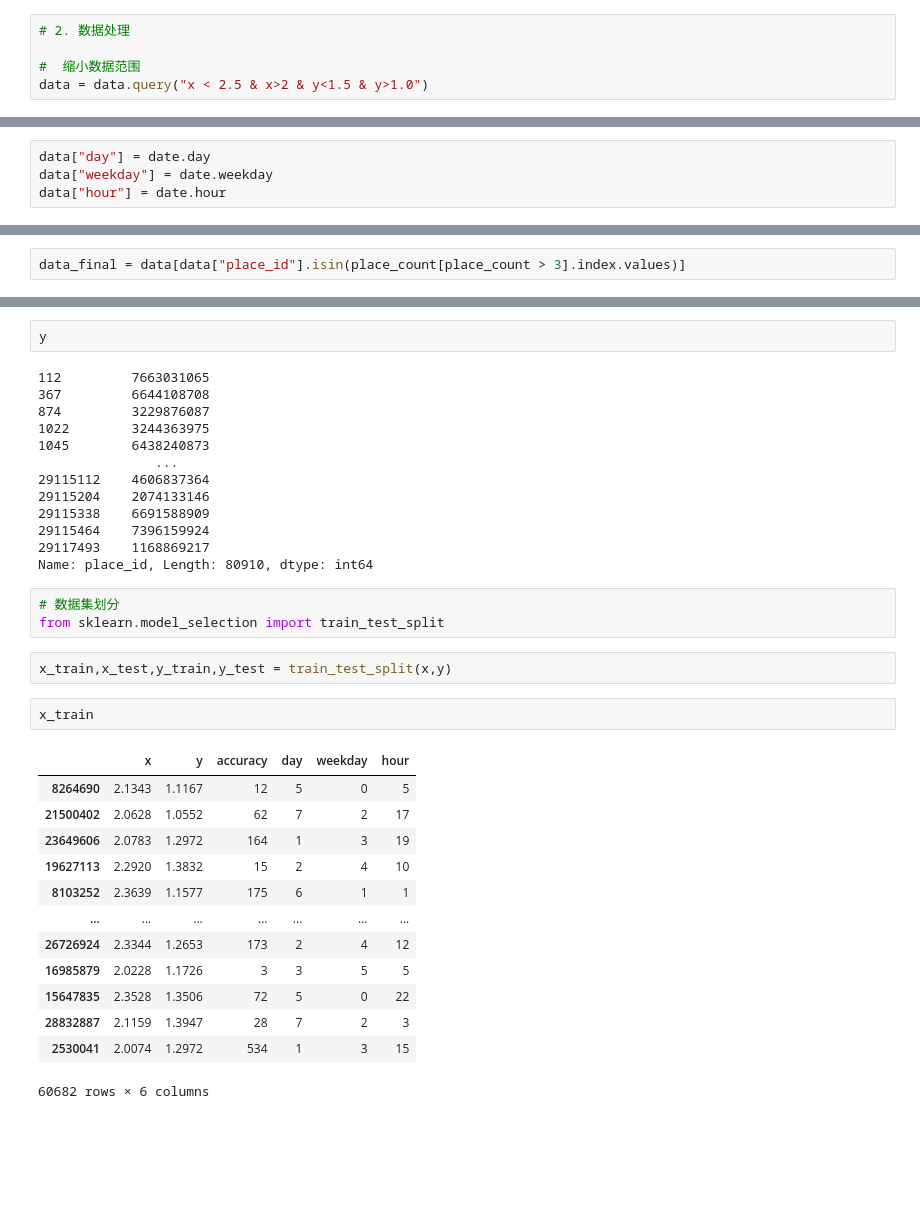
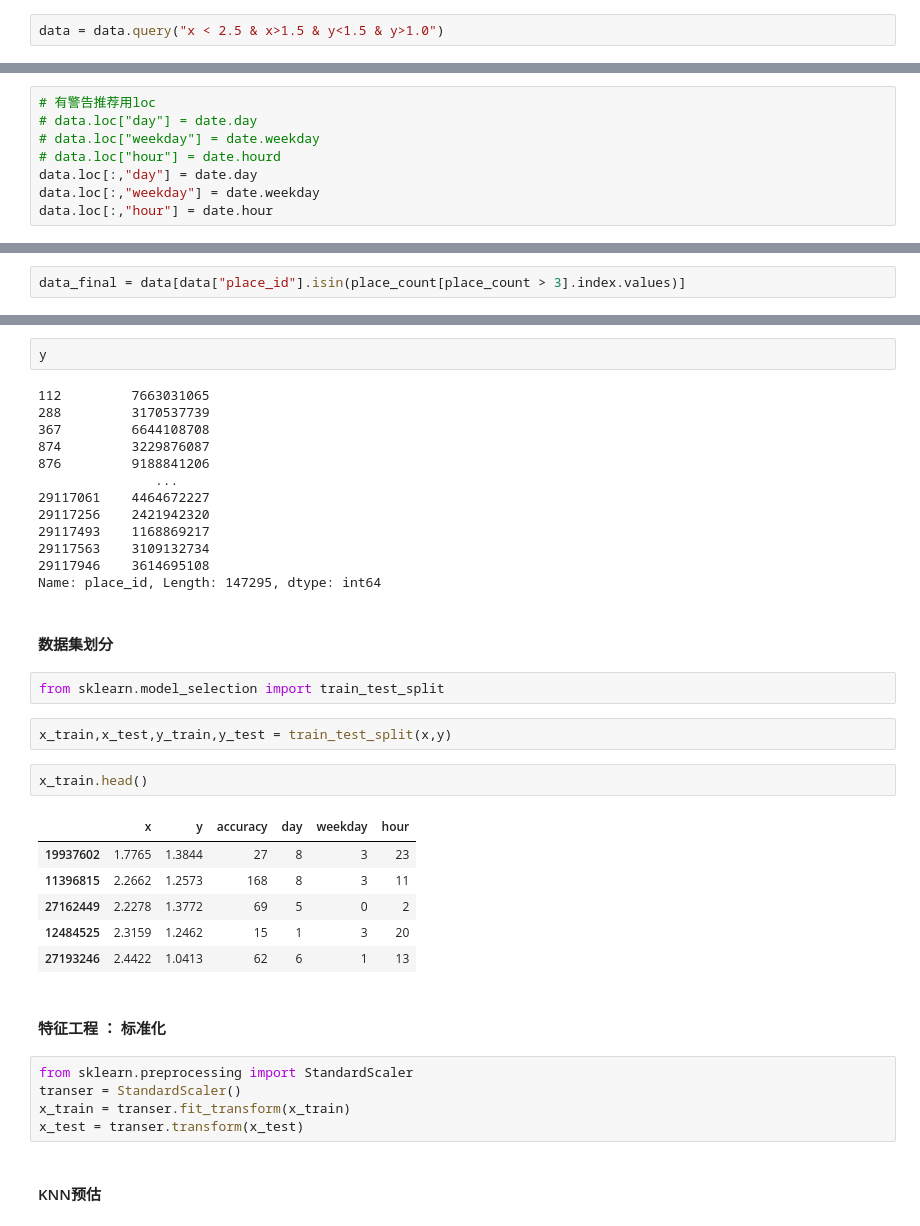
Before and after one commit to cxy20219/jupyter-notes, a Jupyter notebook: 机器学习/机器学习黑马/day02_FaceBook案列.ipynb, the cells around one changed output, grey strips where cells are left out. Cells and saved outputs as stored; diff of their text form; blank space fills up the shorter version.

```diff
--- a/机器学习/机器学习黑马/day02_FaceBook案列.ipynb
+++ b/机器学习/机器学习黑马/day02_FaceBook案列.ipynb
@@ -22,8 +31,5 @@ data
 # %%
-# 2. 数据处理
-
-#  缩小数据范围
-data = data.query("x < 2.5 & x>2 & y<1.5 & y>1.0")
+data = data.query("x < 2.5 & x>1.5 & y<1.5 & y>1.0")
 # %%
 data
 # %% [output]
@@ -76,7 +91,11 @@ Int64Index([1, 1, 1, 1, 1, 1, 1, 1, 1, 1,
 # %%
-data["day"] = date.day
-data["weekday"] = date.weekday
-data["hour"] = date.hour
+# 有警告推荐用loc
+# data.loc["day"] = date.day
+# data.loc["weekday"] = date.weekday
+# data.loc["hour"] = date.hourd
+data.loc[:,"day"] = date.day
+data.loc[:,"weekday"] = date.weekday
+data.loc[:,"hour"] = date.hour
 # %% [output]
 A value is trying to be set on a copy of a slice from a DataFrame.
 Try using .loc[row_indexer,col_indexer] = value instead
@@ -163,36 +183,39 @@ x
 y
 # %% [output]
 112         7663031065
+288         3170537739
 367         6644108708
 874         3229876087
-1022        3244363975
-1045        6438240873
+876         9188841206
                ...
-29115112    4606837364
-29115204    2074133146
-29115338    6691588909
-29115464    7396159924
+29117061    4464672227
+29117256    2421942320
 29117493    1168869217
-Name: place_id, Length: 80910, dtype: int64
+29117563    3109132734
+29117946    3614695108
+Name: place_id, Length: 147295, dtype: int64
+# %% [markdown]
+#### 数据集划分
 # %%
-# 数据集划分
 from sklearn.model_selection import train_test_split
 # %%
 x_train,x_test,y_train,y_test = train_test_split(x,y)
 # %%
-x_train
+x_train.head()
 # %% [output]
 |  | x | y | accuracy | day | weekday | hour |
-| 8264690 | 2.1343 | 1.1167 | 12 | 5 | 0 | 5 |
-| 21500402 | 2.0628 | 1.0552 | 62 | 7 | 2 | 17 |
-| 23649606 | 2.0783 | 1.2972 | 164 | 1 | 3 | 19 |
-| 19627113 | 2.2920 | 1.3832 | 15 | 2 | 4 | 10 |
-| 8103252 | 2.3639 | 1.1577 | 175 | 6 | 1 | 1 |
-| ... | ... | ... | ... | ... | ... | ... |
-| 26726924 | 2.3344 | 1.2653 | 173 | 2 | 4 | 12 |
-| 16985879 | 2.0228 | 1.1726 | 3 | 3 | 5 | 5 |
-| 15647835 | 2.3528 | 1.3506 | 72 | 5 | 0 | 22 |
-| 28832887 | 2.1159 | 1.3947 | 28 | 7 | 2 | 3 |
-| 2530041 | 2.0074 | 1.2972 | 534 | 1 | 3 | 15 |
+| 19937602 | 1.7765 | 1.3844 | 27 | 8 | 3 | 23 |
+| 11396815 | 2.2662 | 1.2573 | 168 | 8 | 3 | 11 |
+| 27162449 | 2.2278 | 1.3772 | 69 | 5 | 0 | 2 |
+| 12484525 | 2.3159 | 1.2462 | 15 | 1 | 3 | 20 |
+| 27193246 | 2.4422 | 1.0413 | 62 | 6 | 1 | 13 |
-60682 rows × 6 columns
+# %% [markdown]
+#### 特征工程 ： 标准化
+# %%
+from sklearn.preprocessing import StandardScaler
+transer = StandardScaler()
+x_train = transer.fit_transform(x_train)
+x_test = transer.transform(x_test)
+# %% [markdown]
+#### KNN预估
 # %%
```
Also changed, not shown: parts of 20 cells of this notebook, 10 other files.
